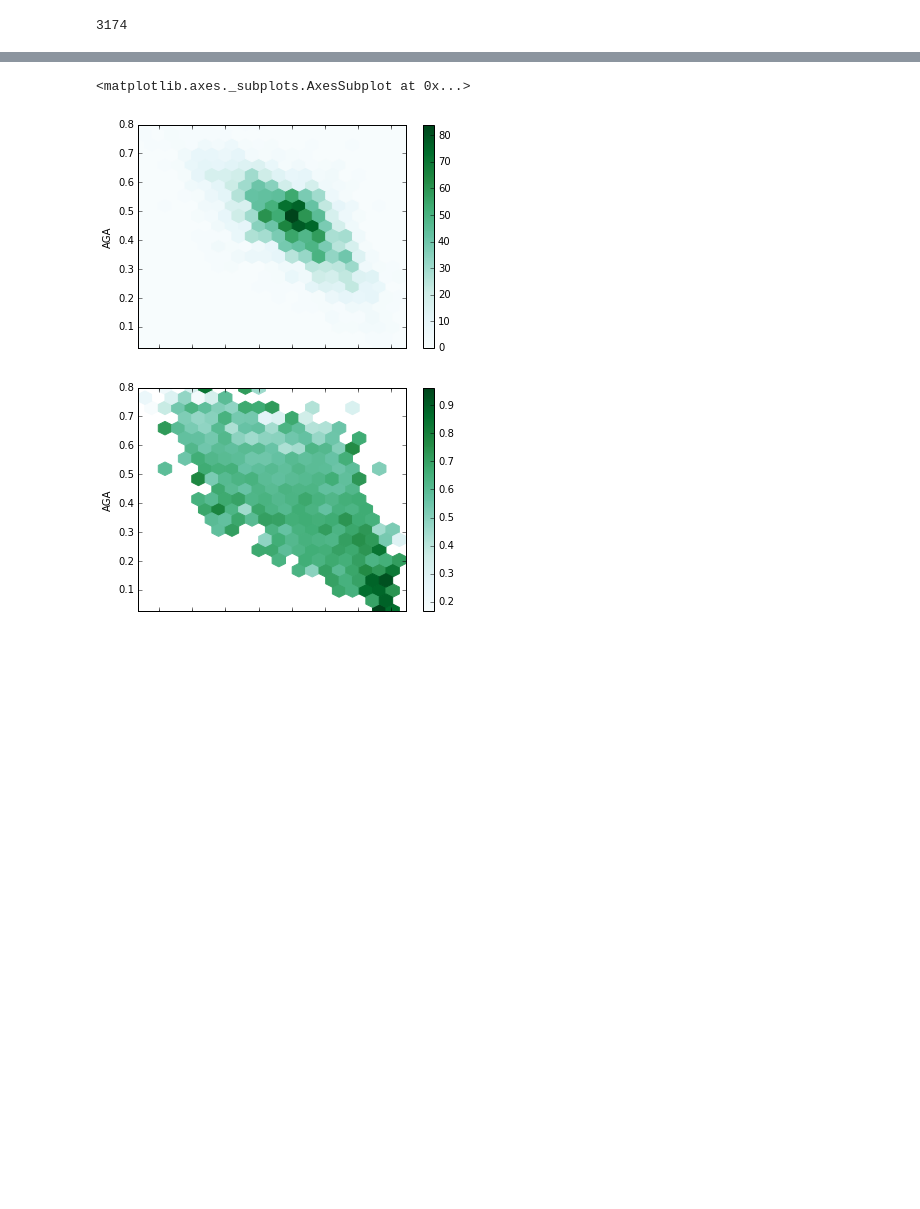
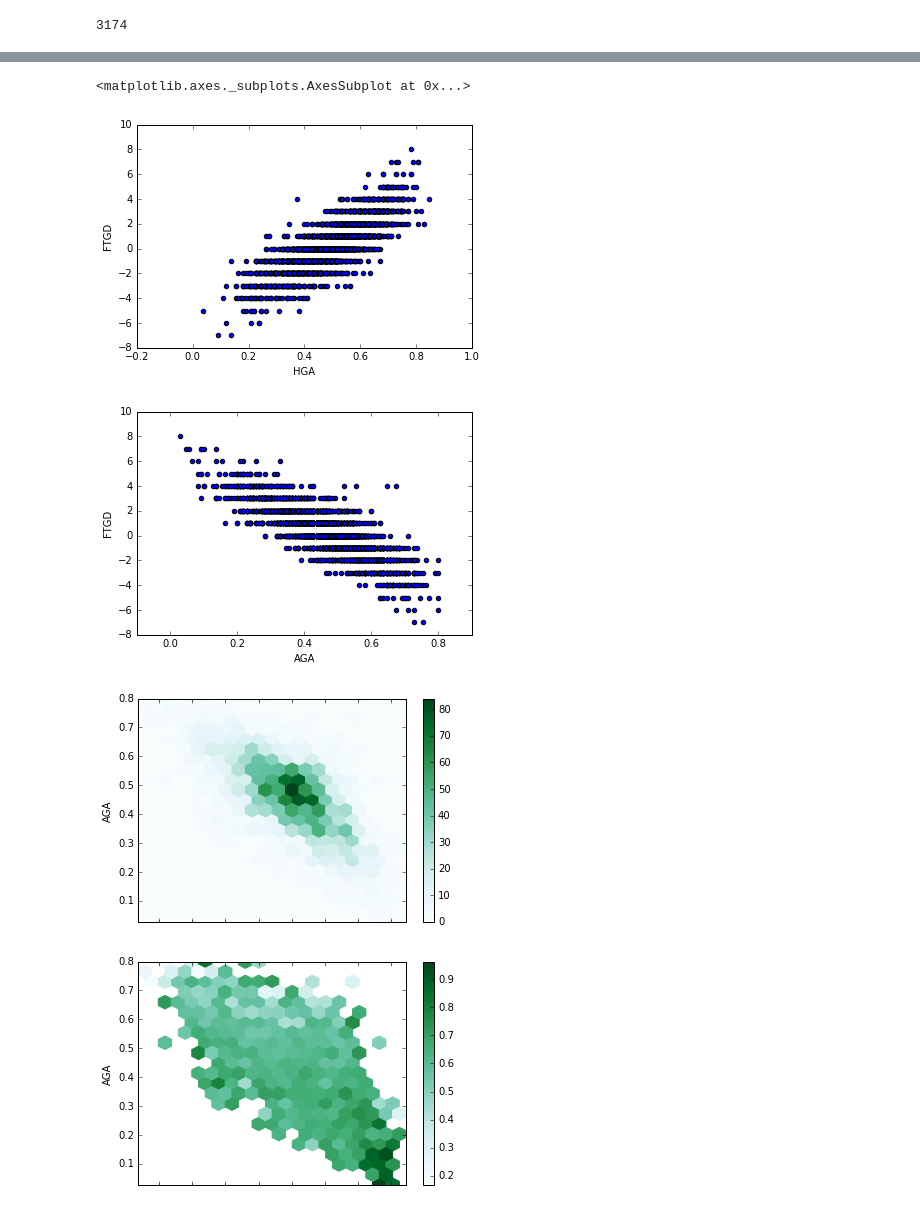
Before and after one commit to mgbukov/bundesliga, a Jupyter notebook: Buli_Download.ipynb, the cells around one changed output, grey strips where cells are left out. Saved outputs shown, nothing was run; the diff lists cells and outputs as text; code cells hidden in the pictures; blank space fills up the shorter version.

```diff
--- a/Buli_Download.ipynb
+++ b/Buli_Download.ipynb
@@ -238,7 +242,7 @@ for tid in range(len(key_df)):
     temp.index = temp.index.rename(['TID', 'Season', 'Gameday'])
     temp = temp.loc[:, 'GD'].apply(points).rename('Points').to_frame()
 
-    running_df = running_df.append(temp.groupby(level=['TID', 'Season'], group_keys=False).rolling(3).mean())
+    running_df = running_df.append(temp.groupby(level=['TID', 'Season'], group_keys=False).rolling(3, 1).mean())
 # %%
 running_df.to_csv('Running_Points_2006_2013.csv')
 len(running_df)/2
@@ -251,7 +255,7 @@ complete_running_df = complete_running_df.merge(running_df, how='left', left_on=
 complete_running_df = complete_running_df.rename(columns={'Points_x': 'HP3', 'Points_y': 'AP3'}).filter(regex='^(?!B365)')
 complete_running_df = complete_running_df.drop(['FTAG', 'FTR','HTAG', 'HTR'], axis=1)
 
-complete_running_df = complete_running_df.drop_duplicates(['Season', 'Gameday', 'TID_H', 'TID_A'])
+complete_running_df = complete_running_df.drop_duplicates(['Season', 'Gameday', 'TID_H', 'TID_A']).fillna(0.5)
 # %%
 complete_running_df.to_csv('All_Data_2006_2016.csv')
 len(complete_running_df)
@@ -260,9 +285,11 @@ len(complete_running_df)
 # %%
-# complete_df.plot(kind='scatter', x='HGA', y='FTGD')
-# complete_df.plot(kind='scatter', x='AGA', y='FTGD')
+complete_df.plot(kind='scatter', x='HGA', y='FTGD')
+complete_df.plot(kind='scatter', x='AGA', y='FTGD')
 complete_running_df.plot.hexbin(x='HGA', y='AGA', gridsize=20)
 complete_running_df.plot.hexbin(x='HGA', y='AGA', C='Odds', gridsize=20)
 # %% [output]
 <matplotlib.axes._subplots.AxesSubplot at 0x...>
-[figure, old version]
+[figure, new version]
-[figure, old version]
+[figure, new version]
+[figure, added]
+[figure, added]
```
Also changed, not shown: parts of 5 cells of this notebook, 17 other files.
